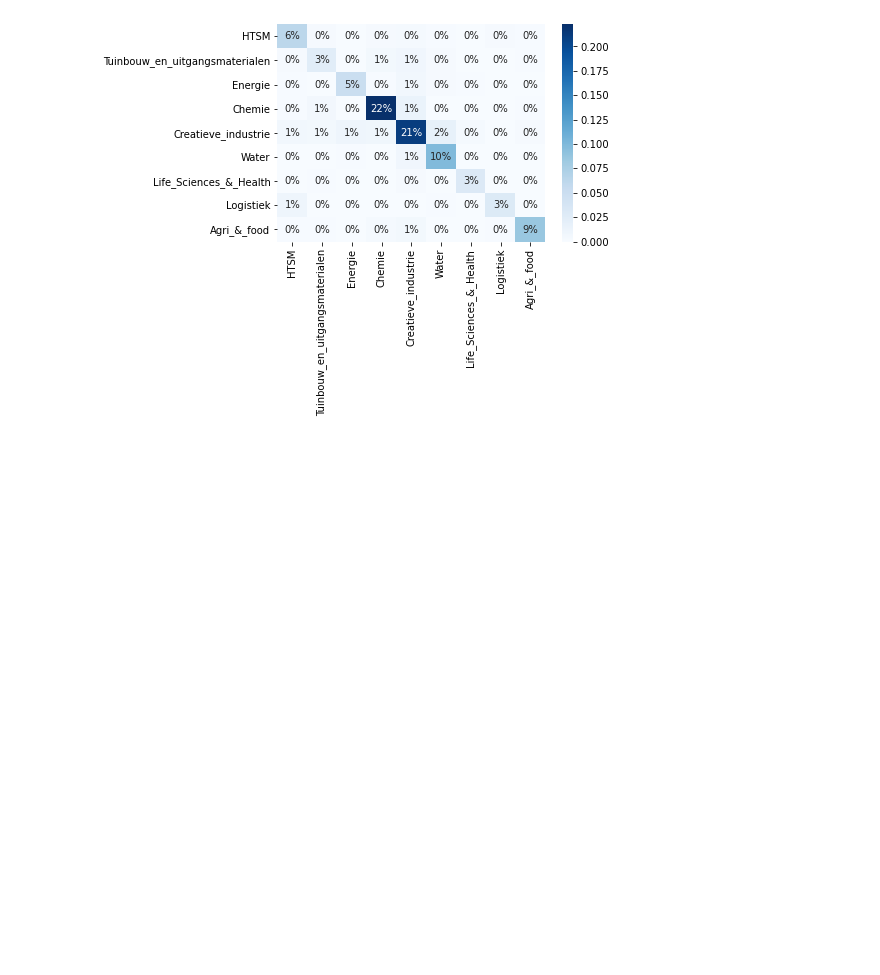
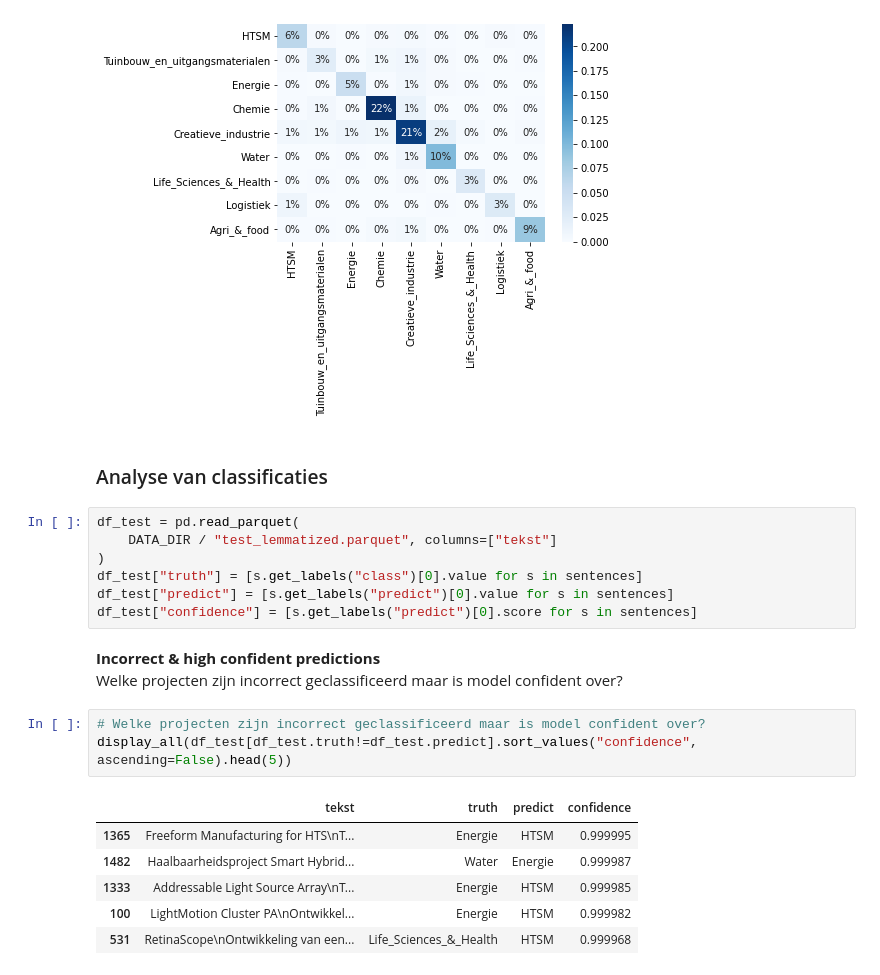
Before and after one commit to basvandenbroek/nlp_inspiratie, a Jupyter notebook: 03_nlp_bert_classificatie.ipynb, the cells around one changed output. Cells and saved outputs as stored; diff of their text form; blank space fills up the shorter version.

Commit message:
analyse van predictions

```diff
--- a/03_nlp_bert_classificatie.ipynb
+++ b/03_nlp_bert_classificatie.ipynb
@@ -185,3 +185,25 @@ Tuinbouw_en_uitgangsmaterialen       0.82      0.69      0.75        81
 
 accuracy_score: 0.8206229860365198
 [figure]
+# %% [markdown]
+### Analyse van classificaties
+# %%
+df_test = pd.read_parquet(
+    DATA_DIR / "test_lemmatized.parquet", columns=["tekst"]
+)
+df_test["truth"] = [s.get_labels("class")[0].value for s in sentences]
+df_test["predict"] = [s.get_labels("predict")[0].value for s in sentences]
+df_test["confidence"] = [s.get_labels("predict")[0].score for s in sentences]
+# %% [markdown]
+**Incorrect & high confident predictions**
+Welke projecten zijn incorrect geclassificeerd maar is model confident over?
+# %%
+# Welke projecten zijn incorrect geclassificeerd maar is model confident over?
+display_all(df_test[df_test.truth!=df_test.predict].sort_values("confidence", ascending=False).head(5))
+# %% [output]
+|  | tekst | truth | predict | confidence |
+| 1365 | Freeform Manufacturing for HTS\nT... | Energie | HTSM | 0.999995 |
+| 1482 | Haalbaarheidsproject Smart Hybrid... | Water | Energie | 0.999987 |
+| 1333 | Addressable Light Source Array\nT... | Energie | HTSM | 0.999985 |
+| 100 | LightMotion Cluster PA\nOntwikkel... | Energie | HTSM | 0.999982 |
+| 531 | RetinaScope\nOntwikkeling van een... | Life_Sciences_&_Health | HTSM | 0.999968 |
```
Also changed, not shown: parts of 2 cells of this notebook.
